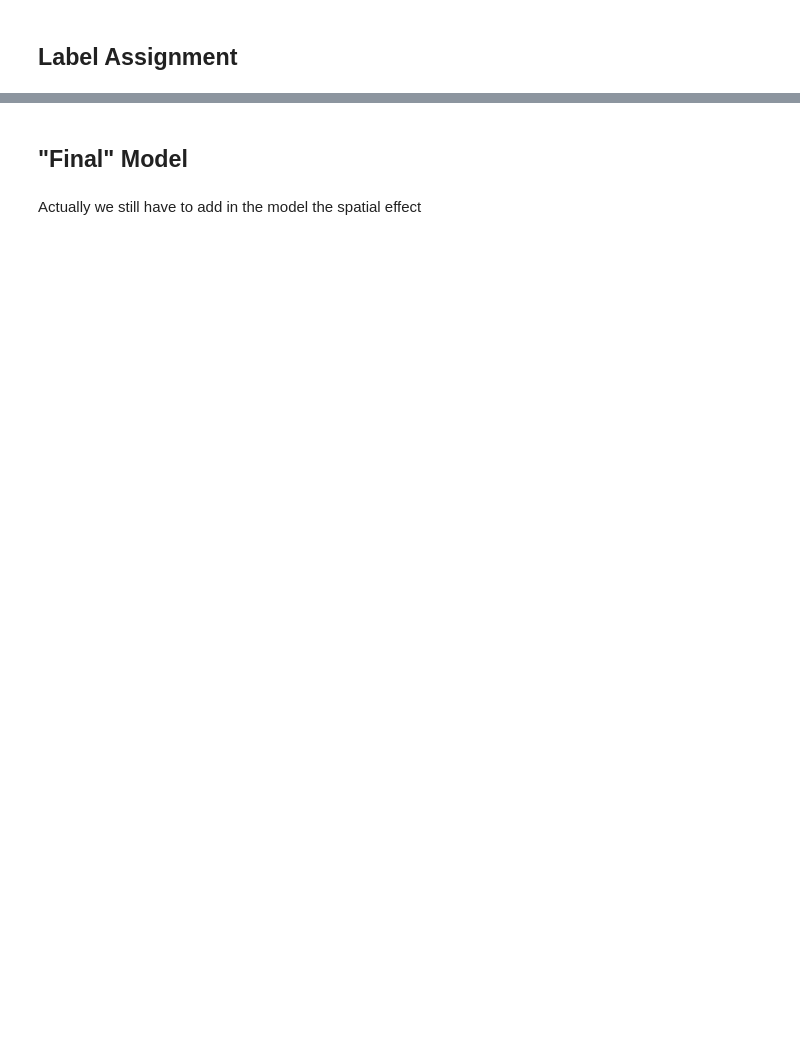
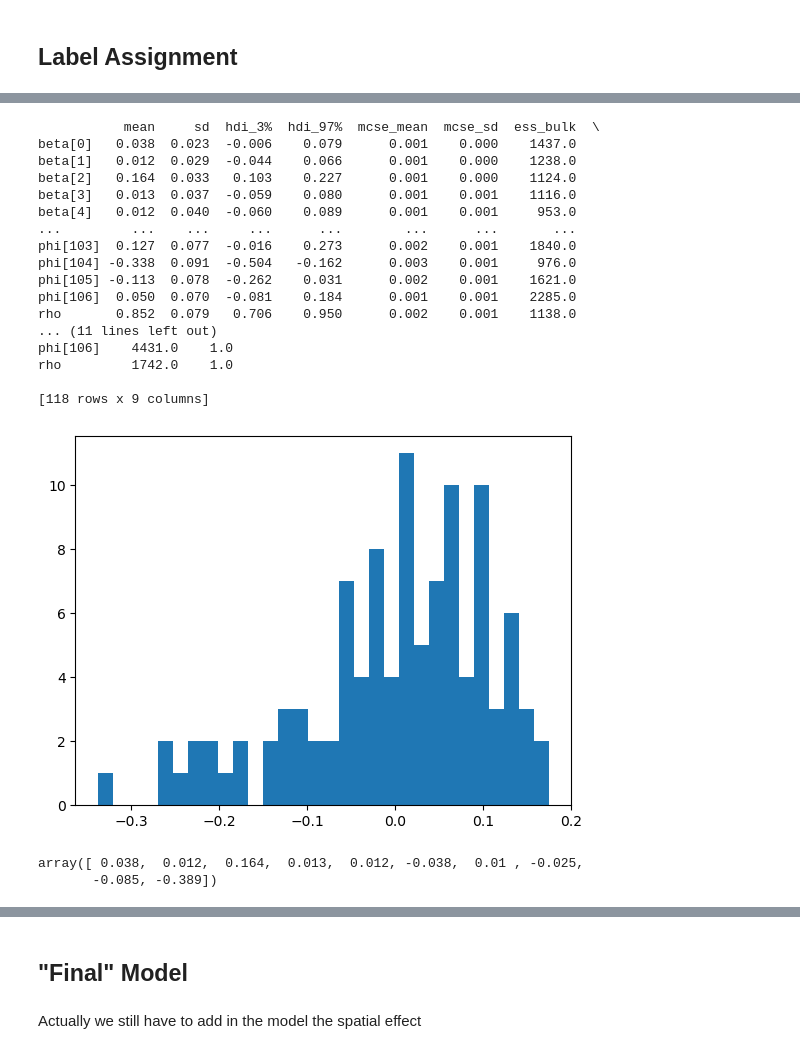
Before and after one commit to leonardotisato/Bayesian-Statistics-Project, a Jupyter notebook: sandbox/mixture_model/normal_mixture.ipynb, the cells around one changed output, grey strips where cells are left out. Drawn from its saved outputs; the diff is of its cells as text; code cells hidden in the pictures; blank space fills up the shorter version.

```diff
--- a/sandbox/mixture_model/normal_mixture.ipynb
+++ b/sandbox/mixture_model/normal_mixture.ipynb
@@ -127,0 +254,31 @@ fit = mix_stan.sample(
+# %%
+summary_beta_95 = az.summary(fit, var_names=["beta", "phi", "rho"])
+print(summary_beta_95)
+phi_mean = summary_beta_95.loc[summary_beta_95.index.str.startswith("phi"), "mean"].values
+plt.hist(phi_mean, bins=30)
+
+betas_mean = summary_beta_95.loc[summary_beta_95.index.str.startswith("beta"), "mean"].values
+# %% [output]
+           mean     sd  hdi_3%  hdi_97%  mcse_mean  mcse_sd  ess_bulk  \
+beta[0]   0.038  0.023  -0.006    0.079      0.001    0.000    1437.0
+beta[1]   0.012  0.029  -0.044    0.066      0.001    0.000    1238.0
+beta[2]   0.164  0.033   0.103    0.227      0.001    0.000    1124.0
+beta[3]   0.013  0.037  -0.059    0.080      0.001    0.001    1116.0
+beta[4]   0.012  0.040  -0.060    0.089      0.001    0.001     953.0
+...         ...    ...     ...      ...        ...      ...       ...
+phi[103]  0.127  0.077  -0.016    0.273      0.002    0.001    1840.0
+phi[104] -0.338  0.091  -0.504   -0.162      0.003    0.001     976.0
+phi[105] -0.113  0.078  -0.262    0.031      0.002    0.001    1621.0
+phi[106]  0.050  0.070  -0.081    0.184      0.001    0.001    2285.0
+rho       0.852  0.079   0.706    0.950      0.002    0.001    1138.0
+... (11 lines left out)
+phi[106]    4431.0    1.0
+rho         1742.0    1.0
+
+[118 rows x 9 columns]
+[figure, added]
+# %%
+betas_mean
+# %% [output]
+array([ 0.038,  0.012,  0.164,  0.013,  0.012, -0.038,  0.01 , -0.025,
+       -0.085, -0.389])
```
Also changed, not shown: parts of 21 cells of this notebook, 7 other files.
